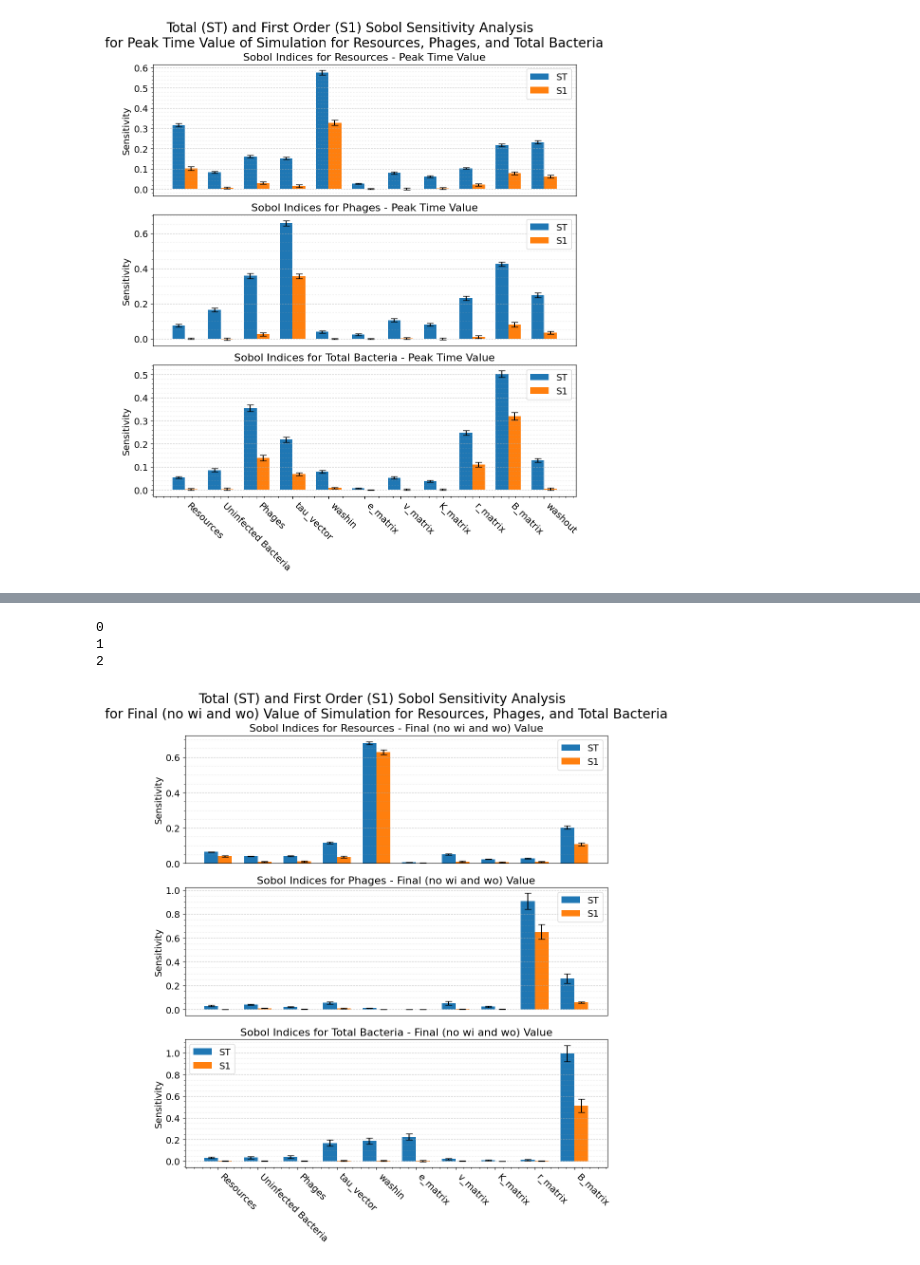
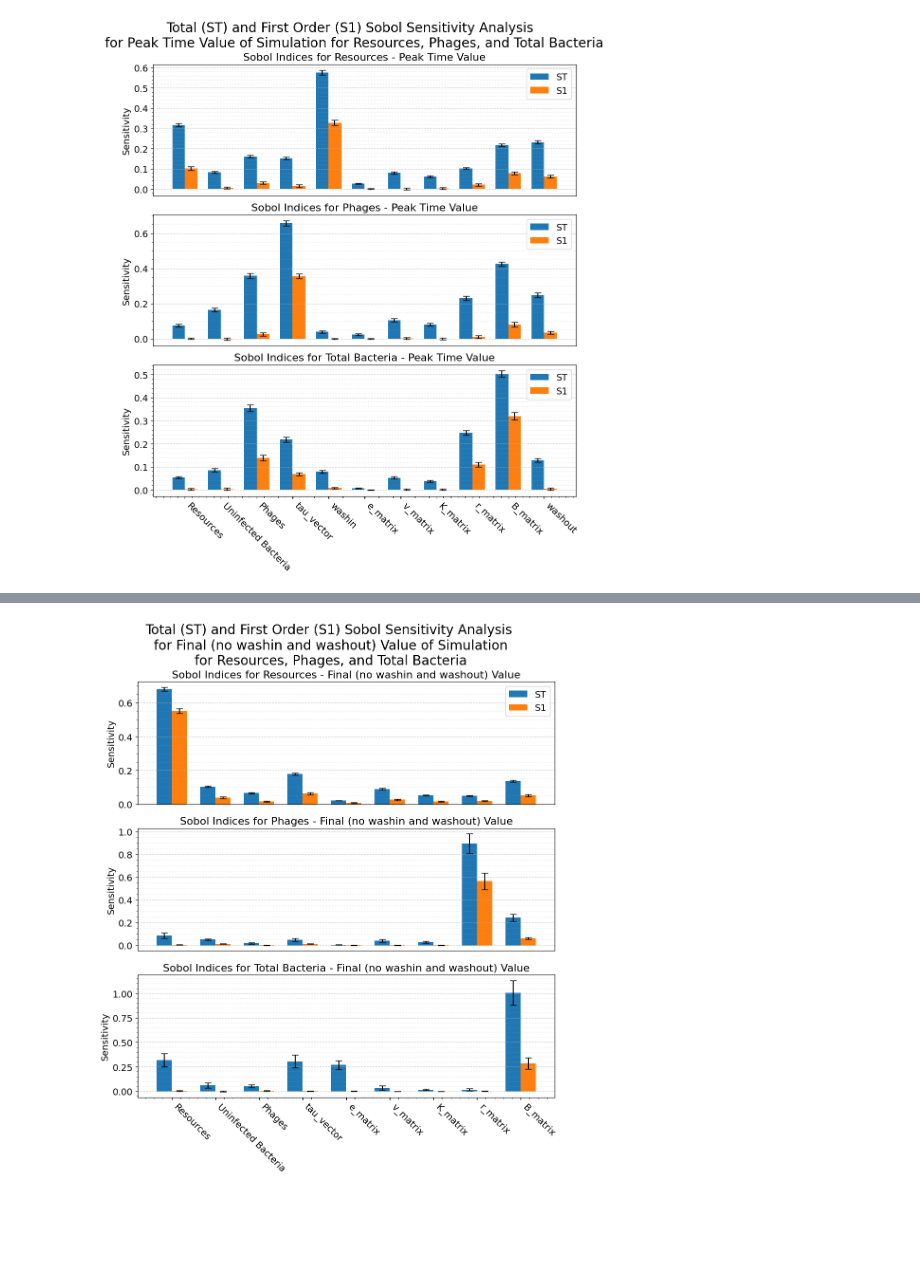
Before and after one commit to BiggusVickus/Master-Thesis, a Jupyter notebook: SOBOL_analysis.ipynb, the cells around one changed output, grey strips where cells are left out. Cells and saved outputs as stored; diff of their text form; code cells hidden in the pictures; blank space fills up the shorter version.

Commit message:
report + code

```diff
--- a/SOBOL_analysis.ipynb
+++ b/SOBOL_analysis.ipynb
@@ -206,11 +206,10 @@ other_parameters [['P0'], ['B0'], ['R0'], 4]
 # %%
 def create_sobol_plot(analyzed, parameter_names, timestamp, title, save=True):
     fig, axs = plt.subplots(3, 1, figsize=(10, 12))
-    fig.suptitle(f'Total (ST) and First Order (S1) Sobol Sensitivity Analysis \n for {title} Value of Simulation for Resources, Phages, and Total Bacteria', fontsize=20)
+    fig.suptitle(f'Total (ST) and First Order (S1) Sobol Sensitivity Analysis \n for {title} Value of Simulation \nfor Resources, Phages, and Total Bacteria', fontsize=20)
     list_of_output = ['Resources', 'Phages', 'Total Bacteria']
     indices_to_plot = [0, 3, 4]
     for plot_idx, i in enumerate(indices_to_plot):
-        print(plot_idx)
         analyzed_item = analyzed[i]
         St = analyzed_item['ST']
         St_conf = analyzed_item['ST_conf']
@@ -231,11 +230,12 @@ def create_sobol_plot(analyzed, parameter_names, timestamp, title, save=True):
         axs[plot_idx].grid(True, axis='y', linestyle='--', alpha=0.7)
         axs[plot_idx].minorticks_on()
         axs[plot_idx].grid(True, which='minor', axis='y', linestyle=':', alpha=0.4)
-        axs[plot_idx].legend(fontsize=14)
+        if plot_idx == 0:
+            axs[plot_idx].legend(fontsize=14)
     fig.tight_layout()
     if save:
         title = title.replace(' ', '_')
-        fig.savefig(f'LatexReport/Images/Plots/Created/SOBOL_analysis_{timestamp}_{title}.png', dpi=300)
+        fig.savefig(f'LatexReport/Images/Plots/Created/SOBOL/SOBOL_analysis_{timestamp}_{title}.png', dpi=300)
 # %%
 new_list_y_values = []
 for i, y_value in enumerate(y_values):
@@ -312,7 +312,7 @@ create_sobol_plot(Y_peak_time_analyzed, parameter_names, timestamp, "Peak Time")
 2
 [figure]
 # %%
-file_location_full_new = 'SimulationResults/SensitivityAnalysis/SOBOLAnalysisWithoutWiWo/SOBOL_analysis_full_data_1749147058.pickle'
+file_location_full_new = 'SimulationResults/SensitivityAnalysis/SOBOLAnalysisWithoutWiWo/SOBOL_analysis_full_data_1749708738.pickle'
 timestamp_new = file_location_full_new.split('.')[0].split('_')[-1]
 with open(file_location_full_new, 'rb') as f:
     sensitivity_data_new = pickle.load(f)
@@ -406,10 +406,7 @@ Correlations between peak value and peak time for each output: [0.44595197623449
 # %%
 parameter_names_new = sensitivity_data_new['parameter_names']
 final_analyzed_new = sensitivity_data_new['final_analyzed']
-create_sobol_plot(final_analyzed_new, parameter_names_new, timestamp, "Final (no wi and wo)")
+create_sobol_plot(final_analyzed_new, parameter_names_new, timestamp_new, "Final (no washin and washout)")
 # %% [output]
-0
-1
-2
-[figure, old version]
+[figure, new version]
 # %%
```
Also changed, not shown: parts of 5 cells of this notebook, 23 other files.
